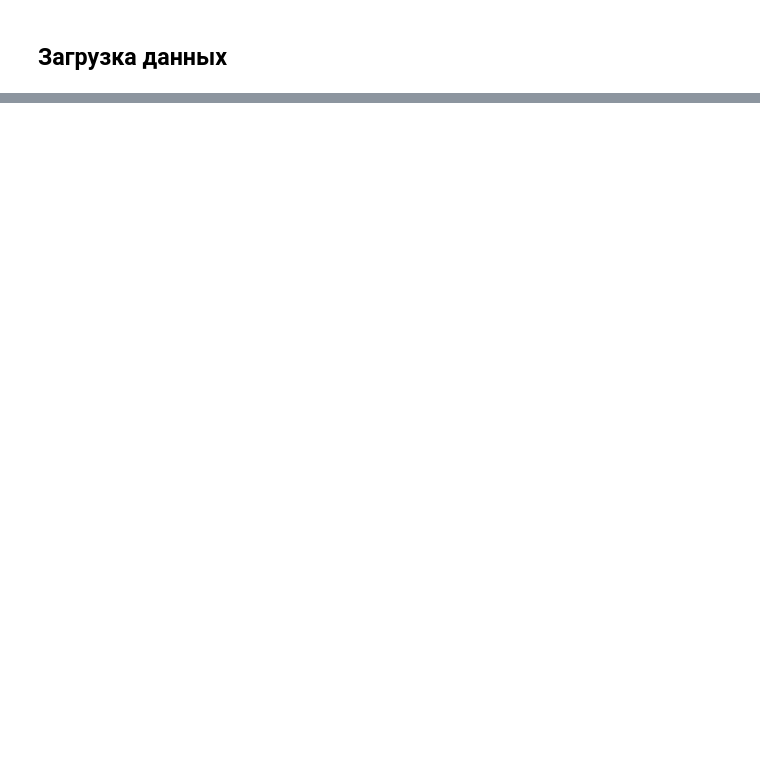
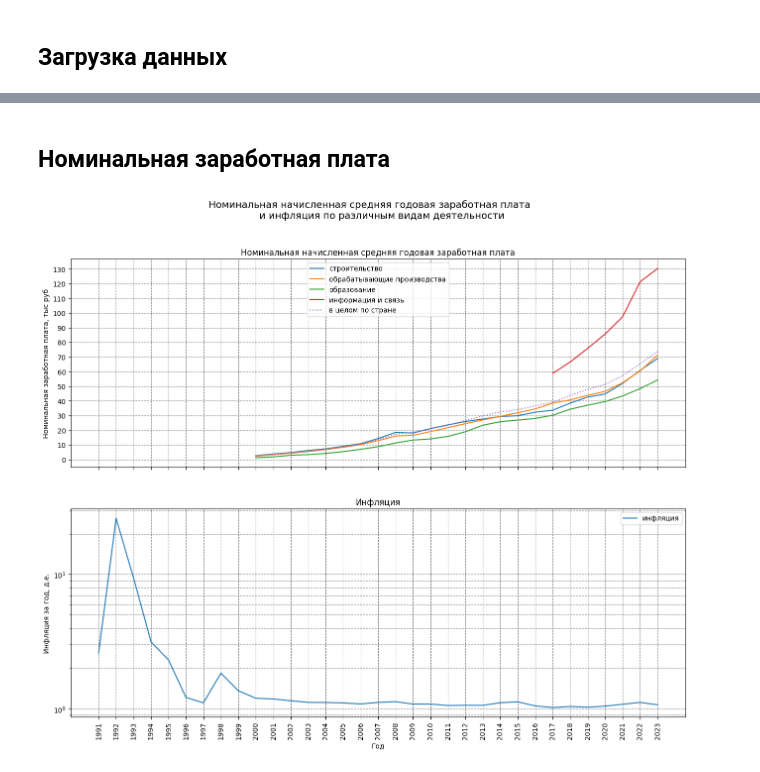
Before and after one commit to Dimentel/salaries_survey, a Jupyter notebook: salaries_survey.ipynb, the cells around one changed output, grey strips where cells are left out. Saved outputs shown, nothing was run; the diff lists cells and outputs as text; code cells hidden in the pictures; blank space fills up the shorter version.

Commit message:
add notebook and update data

```diff
--- a/salaries_survey.ipynb
+++ b/salaries_survey.ipynb
@@ -15,5 +19,9 @@ import numpy as np
 # %% [markdown]
 ## Загрузка данных
 # %%
-df = pd.read_csv('data/inflation_salaries_data.csv', sep=';')
+df = pd.read_csv(
+    'data/inflation_salaries_data.csv',
+    sep=';',
+    decimal=','
+)
 # %%
@@ -38,0 +47,43 @@ df
+# %% [markdown]
+## Номинальная заработная плата
+# %%
+# Посмотрим изменение заработной платы во времени
+fig, ax = plt.subplots(ncols=1, nrows=2,
+                       figsize=(16, 12),
+                       sharex=True,
+                       gridspec_kw={'height_ratios': (.5, .5)}
+                       )
+fig.layout='constrained'
+fig.suptitle(
+    ''' Номинальная начисленная средняя годовая заработная плата
+         и инфляция по различным видам деятельности
+    ''',
+    fontsize=14
+)
+ax[0].set_title('Номинальная начисленная средняя годовая заработная плата')
+ax[0].grid(color='grey', linestyle='--')
+ax[1].set_title('Инфляция')
+ax[1].grid(color='grey', which='both', linestyle='--')
+ax[0].set_ylabel('Номинальная заработная плата, тыс руб')
+ax[0].set_yticks(range(0,131,10))
+ax[1].set_ylabel('Инфляция за год, д.е.')
+ax[1].set_xlabel('Год')
+ax[1].set_xticks(range(1991,2024,1))
+ax[1].set_xticklabels(range(1991,2024,1), rotation=90)
+ax[0].plot(df['year'], df['building']/1000, label='строительство')
+ax[0].plot(df['year'], df['production']/1000, label='обрабатывающие производства')
+ax[0].plot(df['year'], df['education']/1000, label='образование')
+ax[0].plot(df['year'], df['IT']/1000, label='информация и связь')
+ax[0].plot(
+    df['year'],
+    df['all_economic']/1000,
+    label='в целом по стране',
+    linestyle='dotted'
+)
+ax[1].plot(df['year'], df['inflation'], label='инфляция')
+ax[1].set_yscale('log')
+ax[0].legend(loc='upper center')
+ax[1].legend()
+plt.show()
+# %% [output]
+[figure, added]
```
Also changed, not shown: parts of 15 cells of this notebook, 1 other file.
